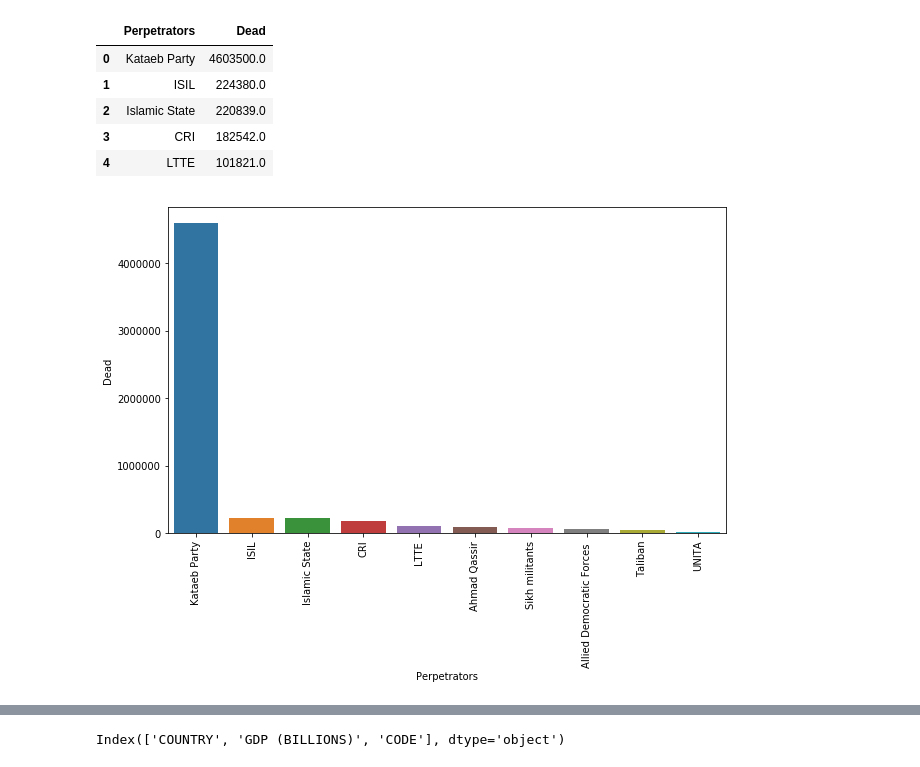
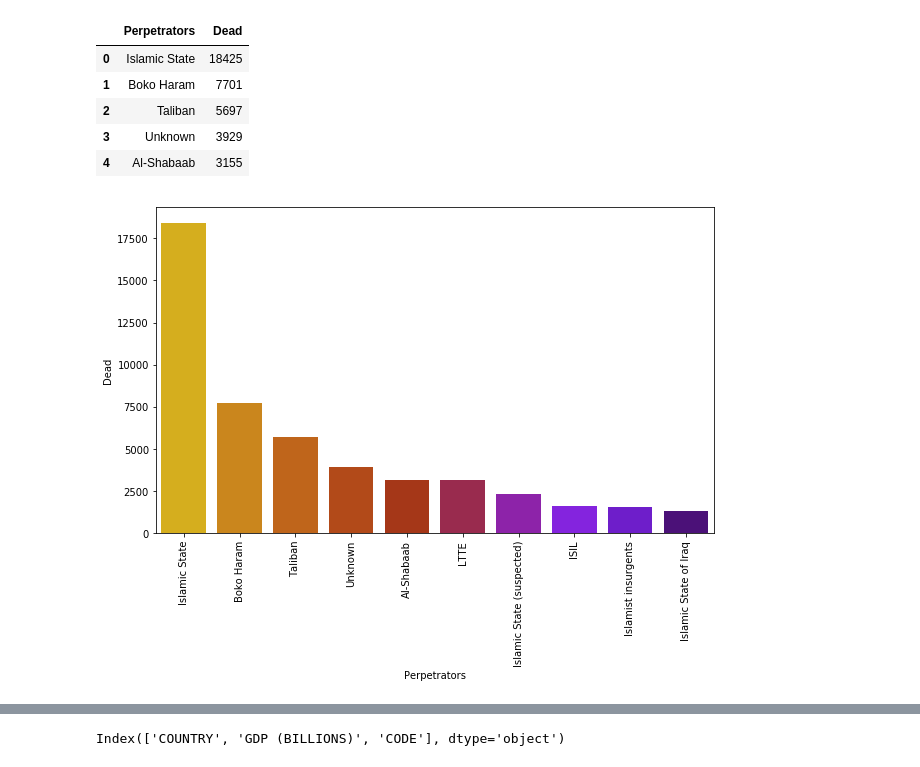
Before and after one commit to SupChanda/Predicting-perpetrators-of-global-terrorism, a Jupyter notebook: Predicting Perpetrator using Machine Learning algorithm.ipynb, the cells around one changed output, grey strips where cells are left out. Cells and saved outputs as stored; diff of their text form; code cells hidden in the pictures.

```diff
--- a/Predicting Perpetrator using Machine Learning algorithm.ipynb
+++ b/Predicting Perpetrator using Machine Learning algorithm.ipynb
@@ -16,0 +89,2 @@ TerrorDTframe.head()
+# %%
+TerrorDTframe['Description'] = TerrorDTframe['Description'].apply(lambda x : funcNLP(x))
@@ -16,0 +95,8 @@ TerrorDTframe.head()
+# %%
+def func(elem):
+    if str(elem) == '':
+        return np.nan
+    else:
+        return elem
+# %%
+TerrorDTframe = TerrorDTframe.applymap(lambda x: func(x))
@@ -16,0 +114,2 @@ TerrorDTframe.head()
+# %%
+TerrorDTframe_notna = TerrorDTframe.dropna(axis=0,how='any')
@@ -17,23 +129,23 @@ TerrorDTframe.head()
 # %%
 # Finding the dead_counts for Various terror groups
 # %%
-Perpetrators = TerrorDTframe.groupby(['Perpetrators']).agg({'Dead':np.sum})
+Perpetrators = TerrorDTframe_notna.groupby(['Perpetrators']).agg({'Dead':np.sum})
 Perpetrators = Perpetrators.sort_values(by=['Dead'],ascending=False).reset_index(drop=False)
 Perpetrators.head()
 # %% [output]
 |  | Perpetrators | Dead |
-| 0 | Kataeb Party | 4603500.0 |
-| 1 | ISIL | 224380.0 |
-| 2 | Islamic State | 220839.0 |
-| 3 | CRI | 182542.0 |
-| 4 | LTTE | 101821.0 |
+| 0 | Islamic State | 18425 |
+| 1 | Boko Haram | 7701 |
+| 2 | Taliban | 5697 |
+| 3 | Unknown | 3929 |
+| 4 | Al-Shabaab | 3155 |
 # %%
 plt.figure(figsize=(10,6))
-sns.barplot(x=Perpetrators['Perpetrators'][0:10],y=Perpetrators['Dead'][0:100])
+sns.barplot(x=Perpetrators['Perpetrators'][0:10],y=Perpetrators['Dead'][0:100],palette='gnuplot_r')
 plt.xticks(rotation=90)
 plt.show()
 # %% [output]
-[figure, old version]
+[figure, new version]
 # %%
 #Perpetrators_Pivot = pd.pivot_table(TerrorDTframe,values=['Dead'],index=['Perpetrators'],aggfunc=np.sum)
 #Perpetrators_Pivot
```
Also changed, not shown: parts of 47 cells of this notebook.
